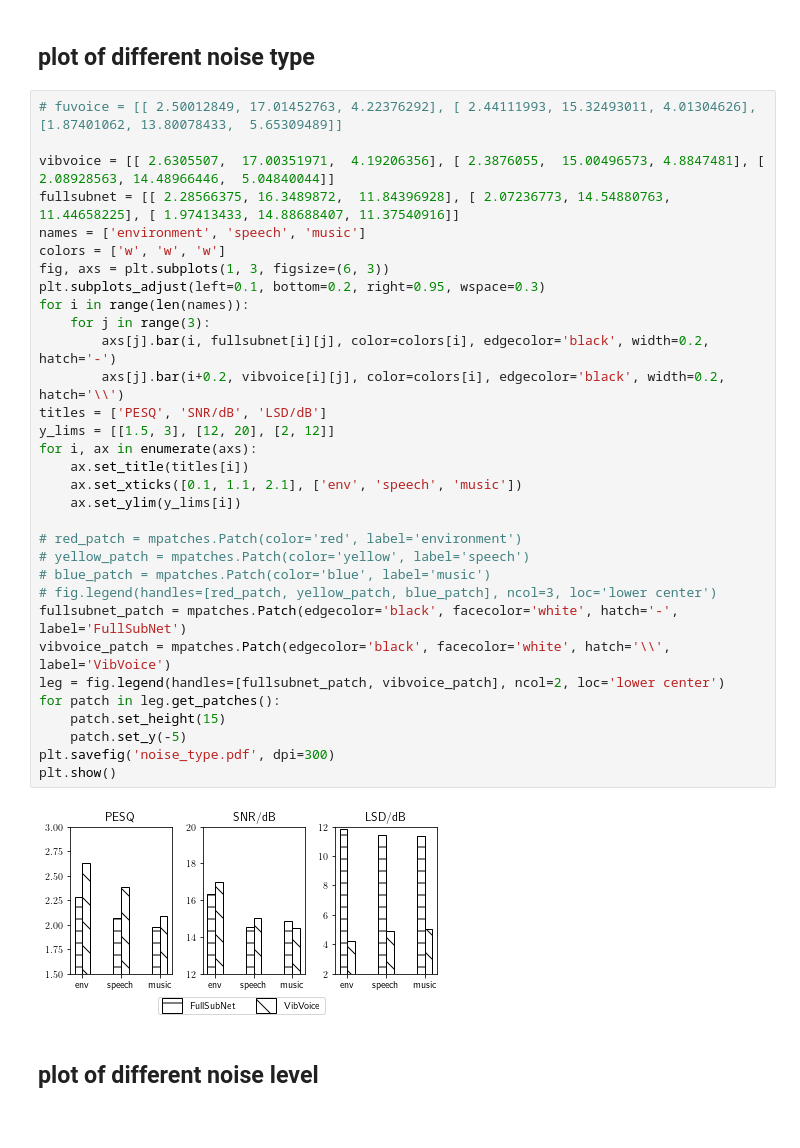
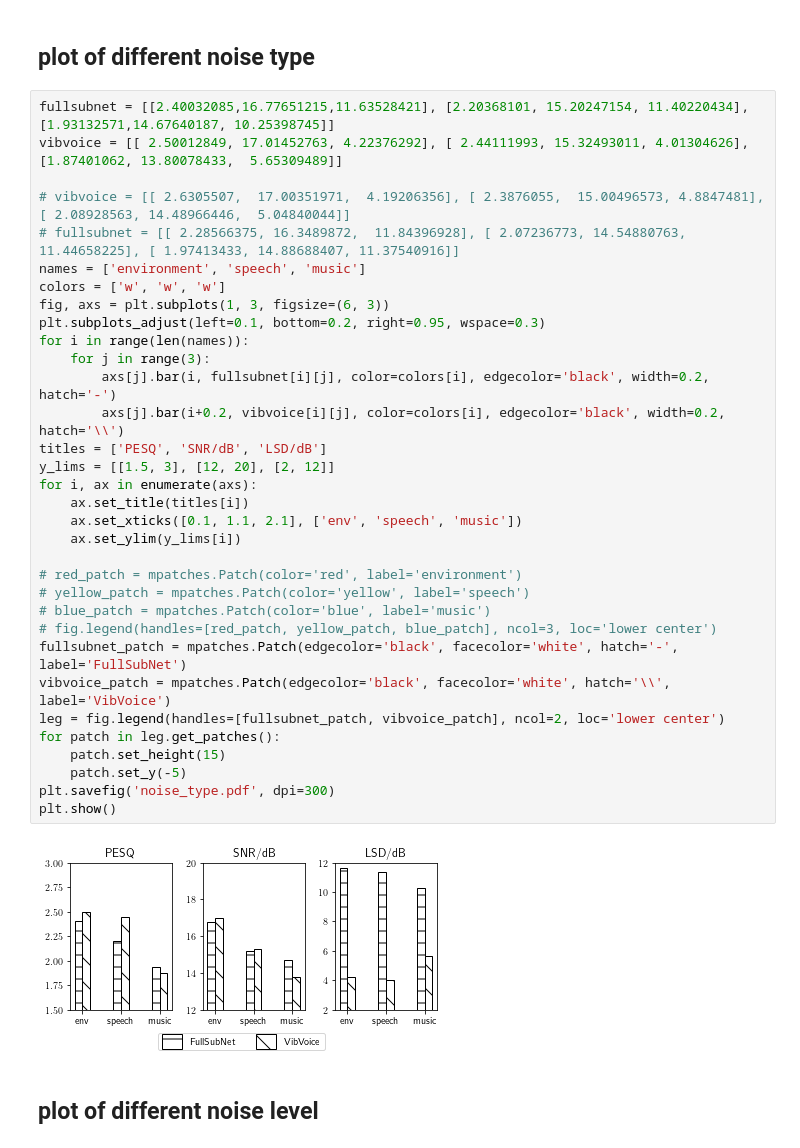
Before and after one commit to lixinghe1999/audioproject, a Jupyter notebook: DL/plot.ipynb, the cells around one changed output. Drawn from its saved outputs; the diff is of its cells as text.

```diff
--- a/DL/plot.ipynb
+++ b/DL/plot.ipynb
@@ -10,39 +10,40 @@ import os
 # %% [markdown]
 ## plot of different noise type
 # %%
-# fuvoice = [[ 2.50012849, 17.01452763, 4.22376292], [ 2.44111993, 15.32493011, 4.01304626], [1.87401062, 13.80078433,  5.65309489]]
+fullsubnet = [[2.40032085,16.77651215,11.63528421], [2.20368101, 15.20247154, 11.40220434], [1.93132571,14.67640187, 10.25398745]]
+vibvoice = [[ 2.50012849, 17.01452763, 4.22376292], [ 2.44111993, 15.32493011, 4.01304626], [1.87401062, 13.80078433,  5.65309489]]
 
-vibvoice = [[ 2.6305507,  17.00351971,  4.19206356], [ 2.3876055,  15.00496573, 4.8847481], [ 2.08928563, 14.48966446,  5.04840044]]
-fullsubnet = [[ 2.28566375, 16.3489872,  11.84396928], [ 2.07236773, 14.54880763, 11.44658225], [ 1.97413433, 14.88688407, 11.37540916]]
+# vibvoice = [[ 2.6305507,  17.00351971,  4.19206356], [ 2.3876055,  15.00496573, 4.8847481], [ 2.08928563, 14.48966446,  5.04840044]]
+# fullsubnet = [[ 2.28566375, 16.3489872,  11.84396928], [ 2.07236773, 14.54880763, 11.44658225], [ 1.97413433, 14.88688407, 11.37540916]]
 names = ['environment', 'speech', 'music']
 colors = ['w', 'w', 'w']
 fig, axs = plt.subplots(1, 3, figsize=(6, 3))
 plt.subplots_adjust(left=0.1, bottom=0.2, right=0.95, wspace=0.3)
 for i in range(len(names)):
     for j in range(3):
         axs[j].bar(i, fullsubnet[i][j], color=colors[i], edgecolor='black', width=0.2, hatch='-')
         axs[j].bar(i+0.2, vibvoice[i][j], color=colors[i], edgecolor='black', width=0.2, hatch='\\')
 titles = ['PESQ', 'SNR/dB', 'LSD/dB']
 y_lims = [[1.5, 3], [12, 20], [2, 12]]
 for i, ax in enumerate(axs):
     ax.set_title(titles[i])
     ax.set_xticks([0.1, 1.1, 2.1], ['env', 'speech', 'music'])
     ax.set_ylim(y_lims[i])
 
 # red_patch = mpatches.Patch(color='red', label='environment')
 # yellow_patch = mpatches.Patch(color='yellow', label='speech')
 # blue_patch = mpatches.Patch(color='blue', label='music')
 # fig.legend(handles=[red_patch, yellow_patch, blue_patch], ncol=3, loc='lower center')
 fullsubnet_patch = mpatches.Patch(edgecolor='black', facecolor='white', hatch='-', label='FullSubNet')
 vibvoice_patch = mpatches.Patch(edgecolor='black', facecolor='white', hatch='\\', label='VibVoice')
 leg = fig.legend(handles=[fullsubnet_patch, vibvoice_patch], ncol=2, loc='lower center')
 for patch in leg.get_patches():
     patch.set_height(15)
     patch.set_y(-5)
 plt.savefig('noise_type.pdf', dpi=300)
 plt.show()
 # %% [output]
-[figure, old version]
+[figure, new version]
 # %% [markdown]
 ## plot of different noise level
 # %%
```
Also changed, not shown: parts of 1 cell of this notebook, 2 other files.
